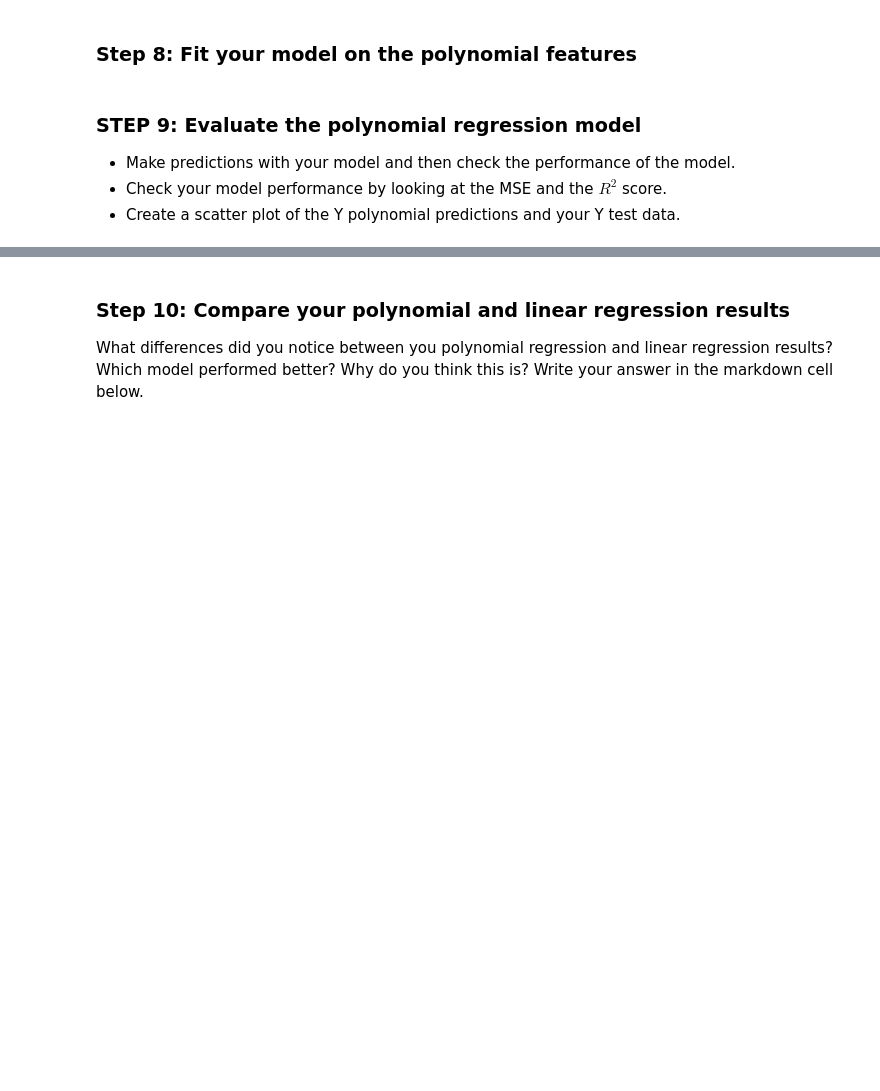
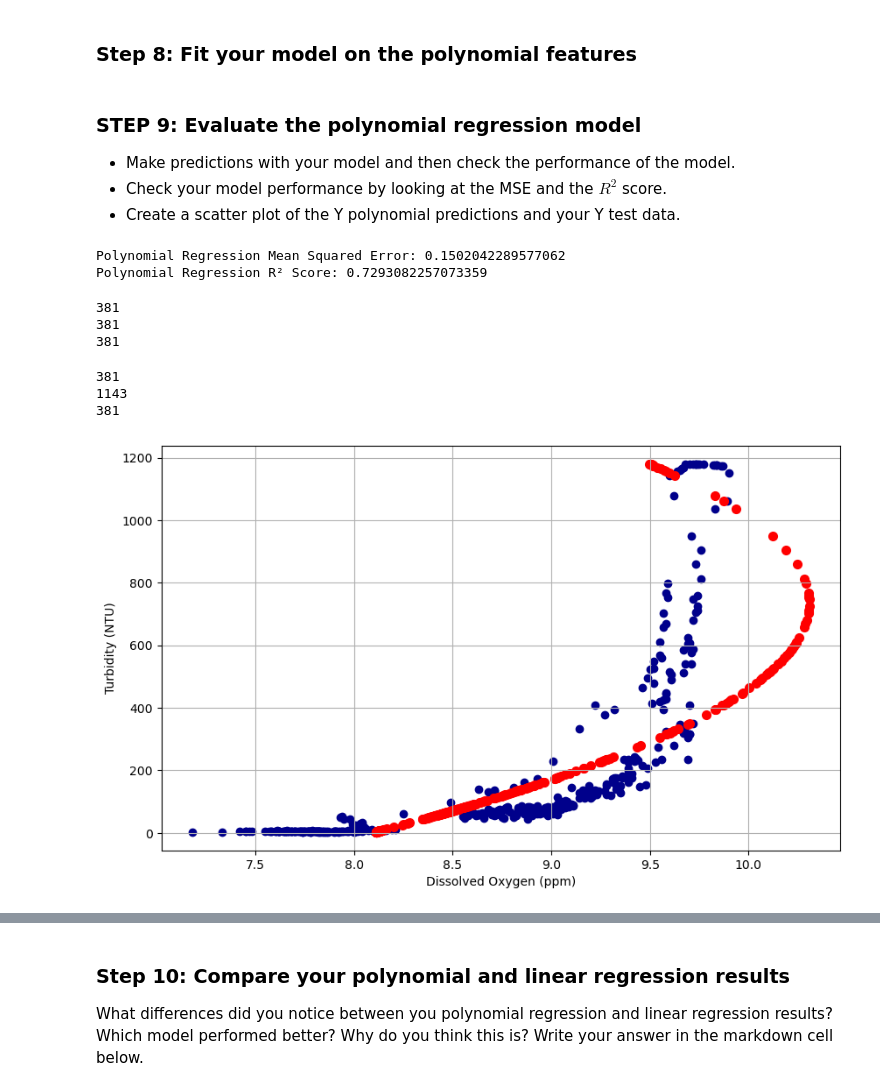
Before and after one commit to haylee360/EDS232-labs, a Jupyter notebook: Week1/Lab1-hurricane.ipynb, the cells around one changed output, grey strips where cells are left out. Drawn from its saved outputs; the diff is of its cells as text; code cells hidden in the pictures; blank space fills up the shorter version.

```diff
--- a/Week1/Lab1-hurricane.ipynb
+++ b/Week1/Lab1-hurricane.ipynb
@@ -206,9 +231,9 @@ plt.show()
 We assumed linear regression would work well with our data, but this data doesn't look very linear. It's a good reminder of the importance of exploratory analysis. Let's check to see how a polynomial regression performs in comparison. Transform the features for polynomial regression. Use the `PolynomialFeatures` class from the `sklearn.preprocessing` module.
 # %%
 # Transform features to include polynomial terms (degree 2 for quadratic terms)
-poly = ...
-X_poly_train = ...
-X_poly_test = ...
+poly = PolynomialFeatures(degree=2)
+X_poly_train = poly.fit_transform(X_train)
+X_poly_test = poly.fit_transform(X_test)
 
 # View the transformed feature set (for insight)
 print(X_poly_train)
@@ -216,7 +249,7 @@ print(X_poly_train)
 ### Step 8: Fit your model on the polynomial features
 # %%
 # Train the model on polynomial features
-poly_model = ...
+poly_model = model.fit(X_poly_train, Y_train)
 # %% [markdown]
 ### STEP 9: Evaluate the polynomial regression model
 - Make predictions with your model and then check the performance of the model.
@@ -224,13 +257,42 @@ poly_model = ...
 - Create a scatter plot of the Y polynomial predictions and your Y test data.
 # %%
 # Make predictions using the polynomial model
-Y_poly_pred = ...
+Y_poly_pred = poly_model.predict(X_poly_test)
 
 # Calculate evaluation metrics using scikit-learn's mean_squared_error and r2_score
-poly_mse = ...
-poly_r2 = ...
+poly_mse = mean_squared_error(y_true=Y_test, y_pred=Y_poly_pred)
+poly_r2 = r2_score(y_true=Y_test, y_pred=Y_poly_pred)
 
 print(f"Polynomial Regression Mean Squared Error: {poly_mse}")
 print(f"Polynomial Regression R² Score: {poly_r2}")
-
-# Plot predictions vs actual
+# %% [output]
+Polynomial Regression Mean Squared Error: 0.1502042289577062
+Polynomial Regression R² Score: 0.7293082257073359
+# %%
+print(len(Y_test))
+print(len(X_poly_test))
+print(len(Y_poly_pred))
+# %% [output]
+381
+381
+381
+# %%
+print(Y_test.size)
+print(X_poly_test.size)
+print(Y_poly_pred.size)
+# %% [output]
+381
+1143
+381
+# %%
+# Plot predictions vs actual
+plt.figure(figsize=(10, 6))  # Setting the figure size for better visibility
+plt.scatter(Y_test, X_test, c='DarkBlue') # actual
+plt.scatter(Y_poly_pred, X_test, color='red', linewidth=2) # predictions
+
+plt.grid(True)
+plt.xlabel('Dissolved Oxygen (ppm)')
+plt.ylabel('Turbidity (NTU)')
+plt.show()
+# %% [output]
+[figure, added]
```
Also changed, not shown: parts of 7 cells of this notebook.
